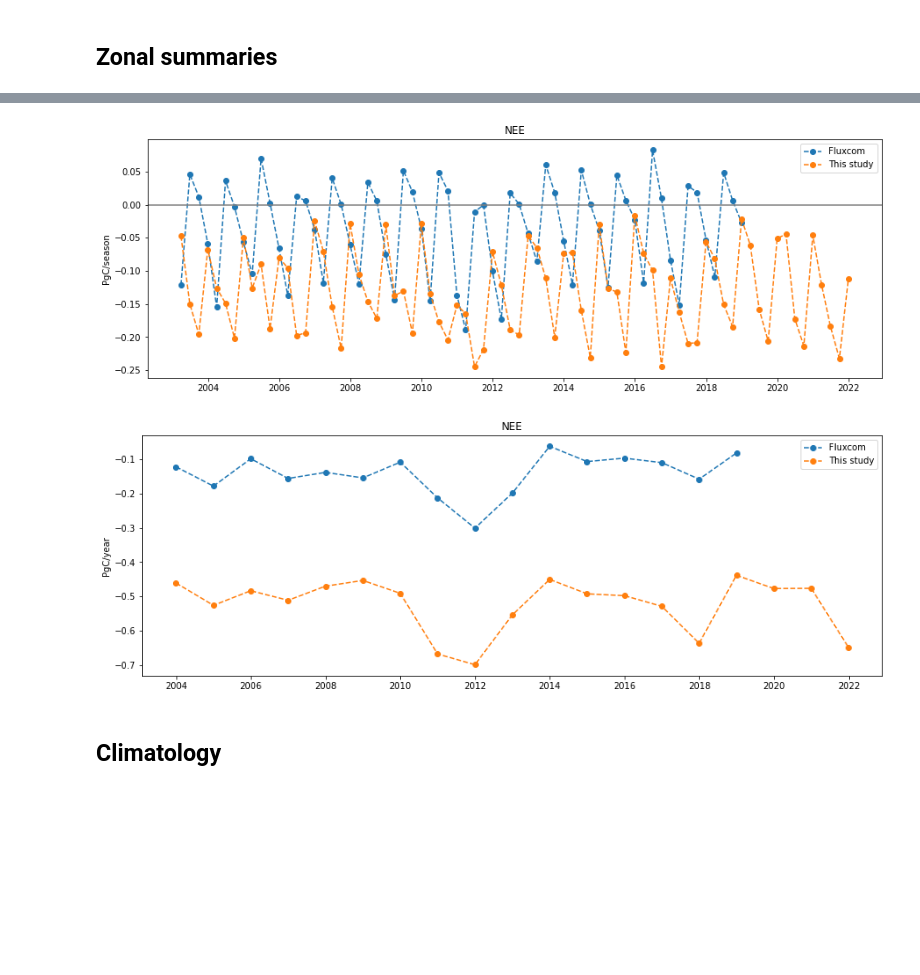
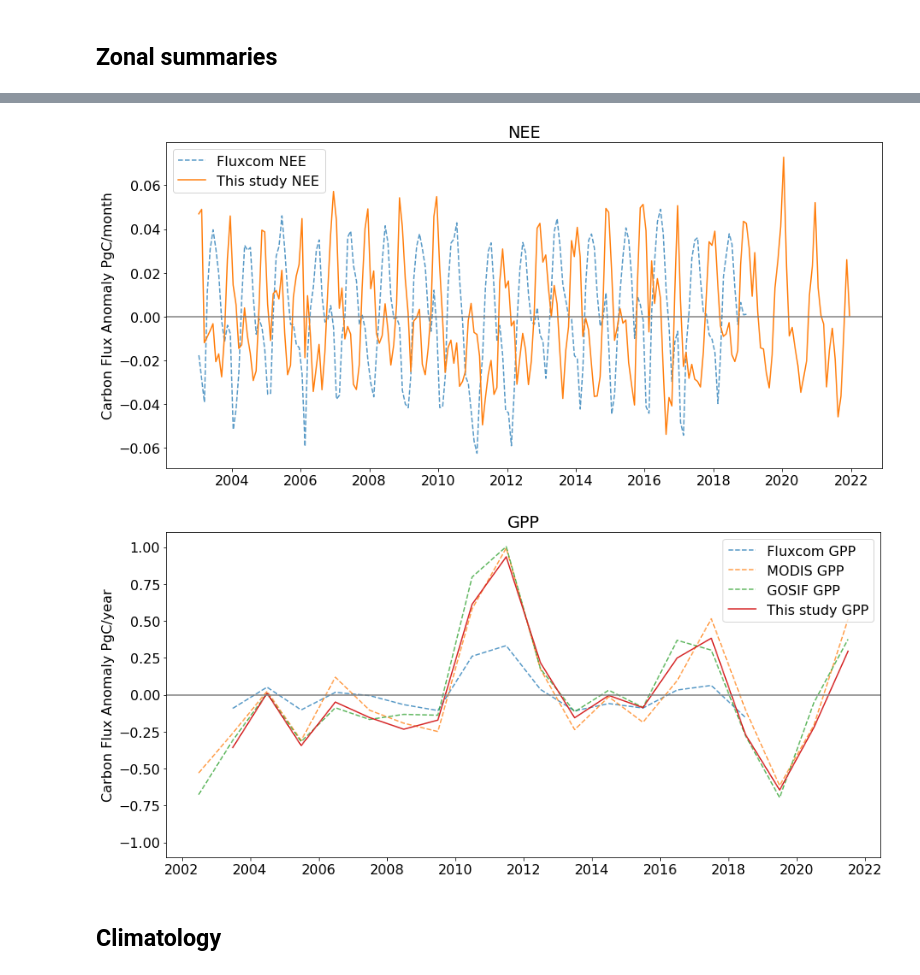
Before and after one commit to cbur24/NEE_modelling, a Jupyter notebook: 6a_Compare_with_fluxcom.ipynb, the cells around one changed output, grey strips where cells are left out. Cells and saved outputs as stored; diff of their text form; code cells hidden in the pictures; blank space fills up the shorter version.

```diff
--- a/6a_Compare_with_fluxcom.ipynb
+++ b/6a_Compare_with_fluxcom.ipynb
@@ -39,5 +48,5 @@ ds = xr_reproject(ds, geobox=grid.geobox, resampling='average')
 mask = np.isnan(ds.isel(time=1))
 # %%
 ds_fc = xr_reproject(ds_fc, geobox=grid.geobox, resampling='bilinear')
-ds_fc = ds_fc.NEE.where(~mask.astype(bool))
+ds_fc = ds_fc[var].where(~mask.astype(bool))
 ds_fc = ds_fc*30 #/day to /month
@@ -68,24 +97,0 @@ plt.ylabel('PgC/month');
-# %%
-ds_1D_seasonal = ds.resample(time='Q-DEC').sum().sum(['x','y'])
-ds_fc_1D_seasonal = ds_fc.resample(time='Q-DEC').sum().sum(['x','y'])
-fig, ax = plt.subplots(1,1, figsize=(15,5))
-ax.plot(ds_fc_1D_seasonal.time.values, ds_fc_1D_seasonal, marker='o', linestyle='--', label='Fluxcom')
-ax.plot(ds_1D_seasonal.time.values, ds_1D_seasonal, marker='o', linestyle='--', label='This study')
-plt.axhline(0, c='grey')
-plt.title(var)
-ax.legend(loc='upper right')
-plt.ylabel('PgC/season');
-# %% [output]
-[figure, removed]
-# %%
-ds_1D_annual = ds.resample(time='1Y').sum().sum(['x','y'])
-ds_fc_1D_annual = ds_fc.resample(time='1Y').sum().sum(['x','y'])
-fig, ax = plt.subplots(1,1, figsize=(15,5))
-ax.plot(ds_fc_1D_annual.time.values, ds_fc_1D_annual, marker='o', linestyle='--', label='Fluxcom')
-ax.plot(ds_1D_annual.time.values, ds_1D_annual, marker='o', linestyle='--', label='This study')
-# plt.axhline(0, c='grey')
-plt.title(var)
-ax.legend(loc='upper right')
-plt.ylabel('PgC/year');
-# %% [output]
-[figure, removed]
@@ -92,3 +102,51 @@ plt.ylabel('PgC/year');
+# %%
+import matplotlib
+matplotlib.rcParams.update({'font.size': 16})
+
+fig, ax = plt.subplots(1,1, figsize=(15,7))
+ax.plot(ds_fc_1D.time.values, ds_fc_1D, linestyle='--', label='Fluxcom '+var, alpha=0.75)
+# ax.plot(modis_gpp_1D.time.values, modis_gpp_1D, linestyle='--', label='MODIS '+var, alpha=0.75)
+# ax.plot(gosif_gpp_1D.time.values, gosif_gpp_1D, linestyle='--', label='GOSIF '+var, alpha=0.75)
+ax.plot(ds_1D.time.values, ds_1D,  label='This study '+var)
+ax.legend(loc='upper left')
+ax.set_ylabel('Carbon Flux Anomaly PgC/month');
+# ax.set_ylim(-0.3, 0.3)
+
+# ax2=ax.twinx()
+# # ax2.plot(evi_1D.time.values, evi_1D, label='MODIS-EVI', color='c', )
+# ax2.legend(loc='upper right')
+# ax2.set_ylim(-0.05, 0.05)
+# ax2.set_ylabel('EVI Anomaly');
+
+plt.axhline(0, c='grey')
+plt.title(var);
+# %% [output]
+[figure, added]
+# %%
+ds_1D_annual = ds.resample(time='1Y', label='left', loffset='6M').sum().sum(['x','y'])
+ds_fc_1D_annual = ds_fc.resample(time='1Y', label='left', loffset='6M').sum().sum(['x','y'])
+modis_gpp_annual = modis_gpp.resample(time='1Y', label='left', loffset='6M').sum().sum(['x','y'])
+gosif_gpp_annual = gosif_gpp.resample(time='1Y', label='left', loffset='6M').sum().sum(['x','y'])
+evi_annual = evi.resample(time='1Y', label='left', loffset='6M').mean().sum(['x','y'])
+
+fig, ax = plt.subplots(1,1, figsize=(15,7))
+ax.plot(ds_fc_1D_annual.time.values, ds_fc_1D_annual, linestyle='--', label='Fluxcom ' +var, alpha=0.75)
+ax.plot(modis_gpp_annual.time.values, modis_gpp_annual,linestyle='--', label='MODIS '+var, alpha=0.75)
+ax.plot(gosif_gpp_annual.time.values, gosif_gpp_annual, linestyle='--', label='GOSIF '+var, alpha=0.75)
+ax.plot(ds_1D_annual.time.values, ds_1D_annual, label='This study '+var)
+ax.set_ylim(-1.1, 1.1)
+ax.legend(loc='upper right')
+ax.set_ylabel('Carbon Flux Anomaly PgC/year')
+plt.axhline(0, c='grey');
+
+# ax2=ax.twinx()
+# ax2.plot(evi_annual.time.values, evi_annual, marker='o', linestyle='--', label='MODIS-EVI', color='c')
+# ax2.legend(loc='upper left')
+# ax2.set_ylabel('EVI Anomaly');
+
+plt.title(var);
+# %% [output]
+[figure, added]
 # %% [markdown]
 ## Climatology
 # %%
```
Also changed, not shown: parts of 23 cells of this notebook, 2 other files.
